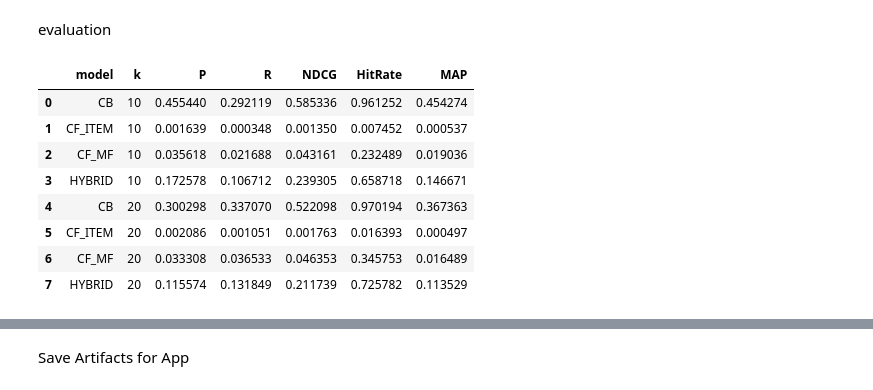
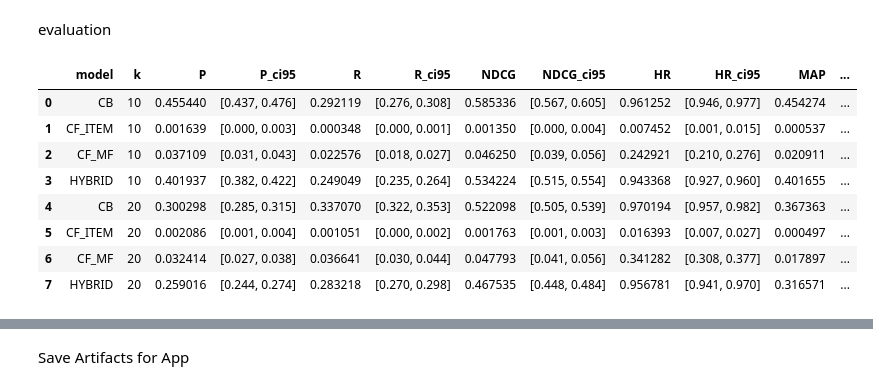
Before and after one commit to MohammadMahdiRazavi/Movie-Recommendation-System, a Jupyter notebook: src/notebooks/Movie Recommender.ipynb, the cells around one changed output, grey strips where cells are left out. Cells and saved outputs as stored; diff of their text form; code cells hidden in the pictures.

```diff
--- a/src/notebooks/Movie Recommender.ipynb
+++ b/src/notebooks/Movie Recommender.ipynb
@@ -319,7 +378,7 @@ def cf_scores(user_id, method="item-item"):
     else:
         raise ValueError("method not supported")
 # %%
-def recommend_hybrid(user_id, k=10, exclude_set=None, alpha=0.5, cf_method="item-item"):
+def recommend_hybrid(user_id, k=10, exclude_set=None, alpha=0.3, cf_method="item-item"):
     # CB scores
     if user_id in uid_to_index:
         u_idx = uid_to_index[user_id]
@@ -459,7 +518,7 @@ def preds_cf_mf(uid, k):
             break
     return out
 
-def preds_hybrid(uid, k, alpha=0.6, cf_method="mf"):
+def preds_hybrid(uid, k, alpha=0.3, cf_method="mf"):
     excl = train_seen.get(uid, set())
     try:
         rec = recommend_hybrid(uid, k=k, exclude_set=excl, alpha=alpha, cf_method=cf_method)
@@ -471,7 +530,7 @@ k_list = [10, 20]
 models = {
     "CB": lambda uid, k: preds_cb(uid, k),
     "CF_MF": lambda uid, k: preds_cf_mf(uid, k),
-    "HYBRID": lambda uid, k: preds_hybrid(uid, k, alpha=0.6, cf_method="mf"),
+    "HYBRID": lambda uid, k: preds_hybrid(uid, k, alpha=0.3, cf_method="mf"),
 }
 
 if "algo_sim" in globals():
@@ -491,4 +550,14 @@ if "algo_sim" in globals():
                 break
         return out
     models["CF_ITEM"] = preds_cf_item
+# %%
+def bootstrap_ci(values, n_boot=1000, alpha=0.05):
+    if len(values) == 0: return (np.nan, np.nan)
+    means = []
+    values = np.array(values)
+    n = len(values)
+    for _ in range(n_boot):
+        sample = resample(values, n_samples=n, replace=True)
+        means.append(np.mean(sample))
+    return np.percentile(means, 100 * (alpha/2)), np.percentile(means, 100 * (1-alpha/2))
 # %%
@@ -532,25 +593,24 @@ def bootstrap_ci(values, n_boot=1000, alpha=0.05):
 # %%
-summary_rows = []
-for name in models.keys():
-    for k in k_list:
-        summary_rows.append({
-            "model": name,
-            "k": k,
-            "P": np.mean(per_user_metrics[name][f"P@{k}"]),
-            "R": np.mean(per_user_metrics[name][f"R@{k}"]),
-            "NDCG": np.mean(per_user_metrics[name][f"NDCG@{k}"]),
-            "HitRate": np.mean(per_user_metrics[name][f"HR@{k}"]),
-            "MAP": np.mean(per_user_metrics[name][f"MAP@{k}"]),
-        })
-eval_df = pd.DataFrame(summary_rows).sort_values(["k","model"]).reset_index(drop=True)
+k_list = [10, 20]
+metrics = ["P", "R", "NDCG", "HR", "MAP"]
+
+models = {
+    "CB": lambda uid, k: preds_cb(uid, k),
+    "CF_MF": lambda uid, k: preds_cf_mf(uid, k),
+    "HYBRID": lambda uid, k: preds_hybrid(uid, k, alpha=0.3, cf_method="mf"),
+}
+if "algo_sim" in globals():
+    models["CF_ITEM"] = lambda uid, k: preds_cf_item(uid, k)
+
+eval_df = run_evaluation(models, k_list, metrics, test_users, test_truth, train_seen)
 display(eval_df)
 # %% [output]
-|  | model | k | P | R | NDCG | HitRate | MAP |
-| 0 | CB | 10 | 0.455440 | 0.292119 | 0.585336 | 0.961252 | 0.454274 |
-| 1 | CF_ITEM | 10 | 0.001639 | 0.000348 | 0.001350 | 0.007452 | 0.000537 |
-| 2 | CF_MF | 10 | 0.035618 | 0.021688 | 0.043161 | 0.232489 | 0.019036 |
-| 3 | HYBRID | 10 | 0.172578 | 0.106712 | 0.239305 | 0.658718 | 0.146671 |
-| 4 | CB | 20 | 0.300298 | 0.337070 | 0.522098 | 0.970194 | 0.367363 |
-| 5 | CF_ITEM | 20 | 0.002086 | 0.001051 | 0.001763 | 0.016393 | 0.000497 |
-| 6 | CF_MF | 20 | 0.033308 | 0.036533 | 0.046353 | 0.345753 | 0.016489 |
-| 7 | HYBRID | 20 | 0.115574 | 0.131849 | 0.211739 | 0.725782 | 0.113529 |
+|  | model | k | P | P_ci95 | R | R_ci95 | NDCG | NDCG_ci95 | HR | HR_ci95 | MAP | ... |
+| 0 | CB | 10 | 0.455440 | [0.437, 0.476] | 0.292119 | [0.276, 0.308] | 0.585336 | [0.567, 0.605] | 0.961252 | [0.946, 0.977] | 0.454274 | ... |
+| 1 | CF_ITEM | 10 | 0.001639 | [0.000, 0.003] | 0.000348 | [0.000, 0.001] | 0.001350 | [0.000, 0.004] | 0.007452 | [0.001, 0.015] | 0.000537 | ... |
+| 2 | CF_MF | 10 | 0.037109 | [0.031, 0.043] | 0.022576 | [0.018, 0.027] | 0.046250 | [0.039, 0.056] | 0.242921 | [0.210, 0.276] | 0.020911 | ... |
+| 3 | HYBRID | 10 | 0.401937 | [0.382, 0.422] | 0.249049 | [0.235, 0.264] | 0.534224 | [0.515, 0.554] | 0.943368 | [0.927, 0.960] | 0.401655 | ... |
+| 4 | CB | 20 | 0.300298 | [0.285, 0.315] | 0.337070 | [0.322, 0.353] | 0.522098 | [0.505, 0.539] | 0.970194 | [0.957, 0.982] | 0.367363 | ... |
+| 5 | CF_ITEM | 20 | 0.002086 | [0.001, 0.004] | 0.001051 | [0.000, 0.002] | 0.001763 | [0.001, 0.003] | 0.016393 | [0.007, 0.027] | 0.000497 | ... |
+| 6 | CF_MF | 20 | 0.032414 | [0.027, 0.038] | 0.036641 | [0.030, 0.044] | 0.047793 | [0.041, 0.056] | 0.341282 | [0.308, 0.377] | 0.017897 | ... |
+| 7 | HYBRID | 20 | 0.259016 | [0.244, 0.274] | 0.283218 | [0.270, 0.298] | 0.467535 | [0.448, 0.484] | 0.956781 | [0.941, 0.970] | 0.316571 | ... |
```
Also changed, not shown: parts of 11 cells of this notebook.
